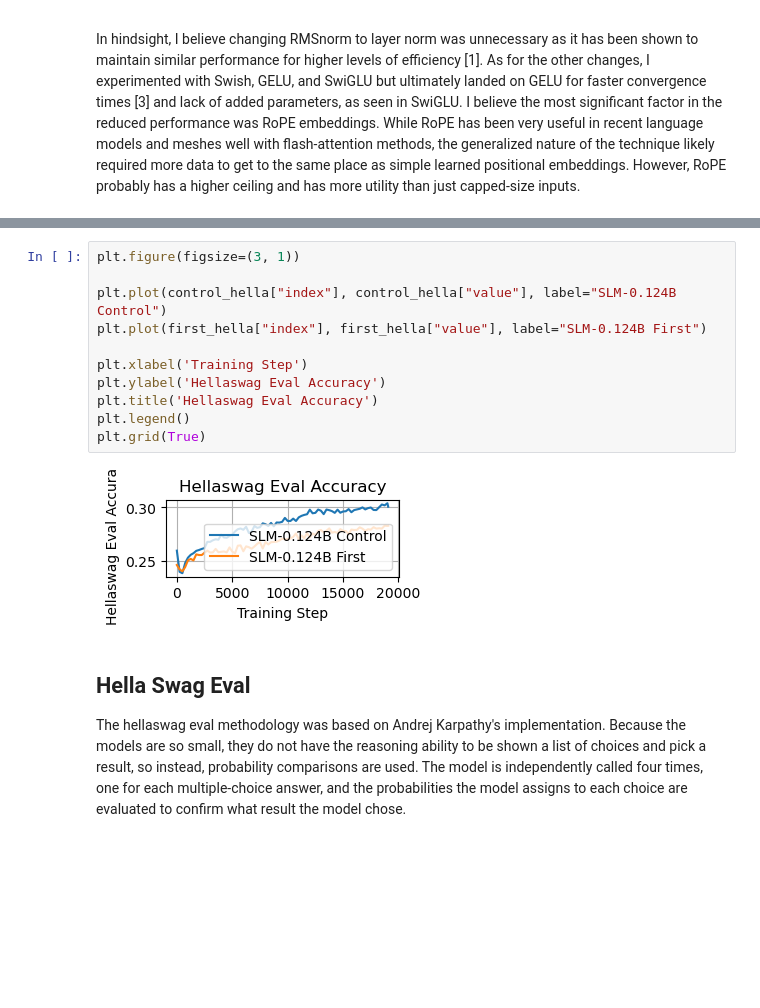
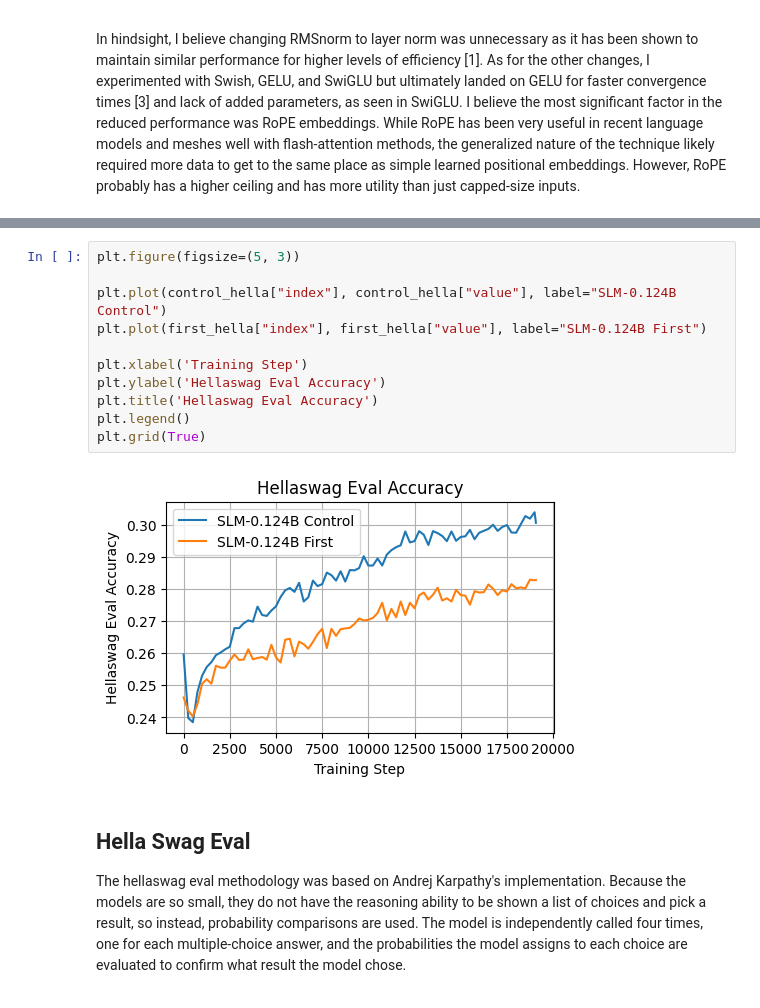
Before and after one commit to hachoj/ImportantProjects, a Jupyter notebook: LLMs/MicroLM/ReverseKLD Efficacy for Small Language Models.ipynb, the cells around one changed output, grey strips where cells are left out. Drawn from its saved outputs; the diff is of its cells as text; blank space fills up the shorter version.

```diff
--- a/LLMs/MicroLM/ReverseKLD Efficacy for Small Language Models.ipynb
+++ b/LLMs/MicroLM/ReverseKLD Efficacy for Small Language Models.ipynb
@@ -56,16 +56,16 @@ plt.grid(True)
 # %%
-plt.figure(figsize=(3, 1))
+plt.figure(figsize=(5, 3))
 
 plt.plot(control_hella["index"], control_hella["value"], label="SLM-0.124B Control")
 plt.plot(first_hella["index"], first_hella["value"], label="SLM-0.124B First")
 
 plt.xlabel('Training Step')
 plt.ylabel('Hellaswag Eval Accuracy')
 plt.title('Hellaswag Eval Accuracy')
 plt.legend()
 plt.grid(True)
 # %% [output]
-[figure, old version]
+[figure, new version]
 # %% [markdown]
 ## Hella Swag Eval
 
```
Also changed, not shown: parts of 2 cells of this notebook.
